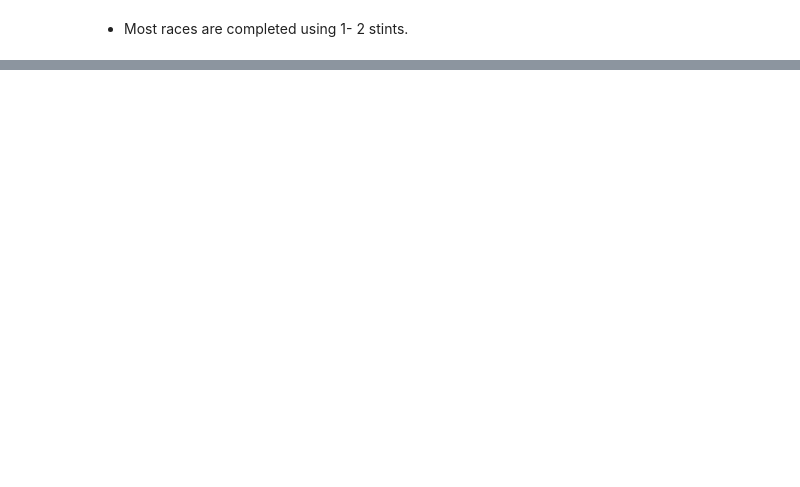
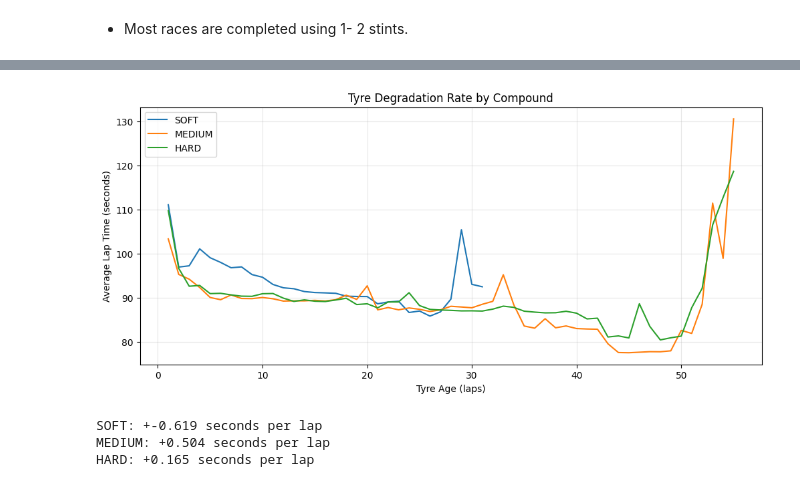
Before and after one commit to the-liyanage/f1-strategy-optimizer, a Jupyter notebook: notebooks/01_eda.ipynb, the cells around one changed output, grey strips where cells are left out. Drawn from its saved outputs; the diff is of its cells as text; code cells hidden in the pictures; blank space fills up the shorter version.

Commit message:
EDA tyre degradation add

```diff
--- a/notebooks/01_eda.ipynb
+++ b/notebooks/01_eda.ipynb
@@ -640,3 +675,44 @@ plt.show()
+# %%
+# Calculate how much lap time increases per lap on each compound
+# TRUE degradation rate
+
+degradation = df.groupby(["Compound", "TyreLife"])["LapTime"].mean().reset_index()
+plt.figure(figsize = (12, 5))
+
+for compound in compounds:
+    compound_data = degradation[degradation["Compound"] == compound]
+    plt.plot(
+        compound_data["TyreLife"],
+        compound_data["LapTime"],
+        label = compound
+    )
+
+plt.xlabel("Tyre Age (laps)")
+plt.ylabel("Average Lap Time (seconds)")
+plt.title("Tyre Degradation Rate by Compound")
+plt.legend()
+plt.grid(True, alpha = 0.3)
+plt.show()
+# %% [output]
+[figure, added]
+# %%
+# Calculate average lap time increase per lap for each compound
+# This will give the degradation RATE
+
+for compound in compounds:
+    c_df = df[df["Compound"] == compound].copy()
+
+    # Sort by tyre age
+    c_df = c_df.sort_values("TyreLife")
+
+    # How much does lap time increase per lap?
+    deg_rate = c_df.groupby("TyreLife")["LapTime"].mean().diff().mean()
+
+    print(f"{compound}: +{deg_rate:.3f} seconds per lap")
+# %% [output]
+SOFT: +-0.619 seconds per lap
+MEDIUM: +0.504 seconds per lap
+HARD: +0.165 seconds per lap
 # %%
 # When do pit stops actually happen?
 
```
Also changed, not shown: parts of 18 cells of this notebook.
